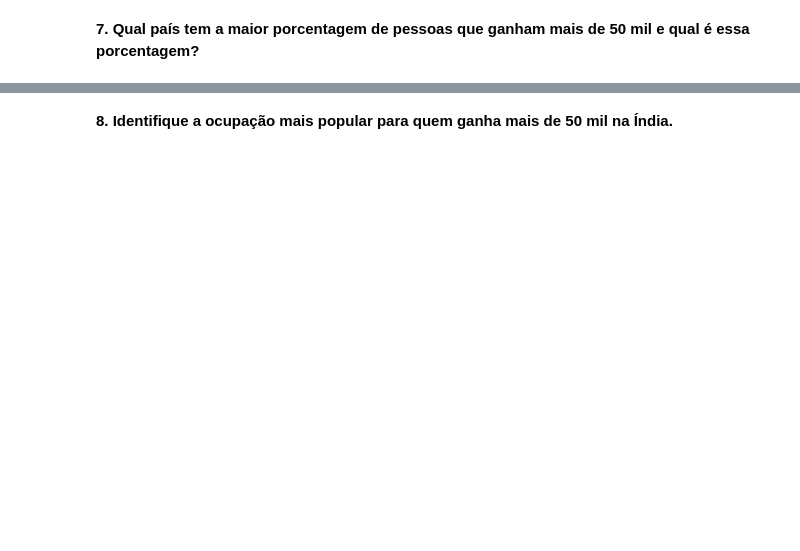
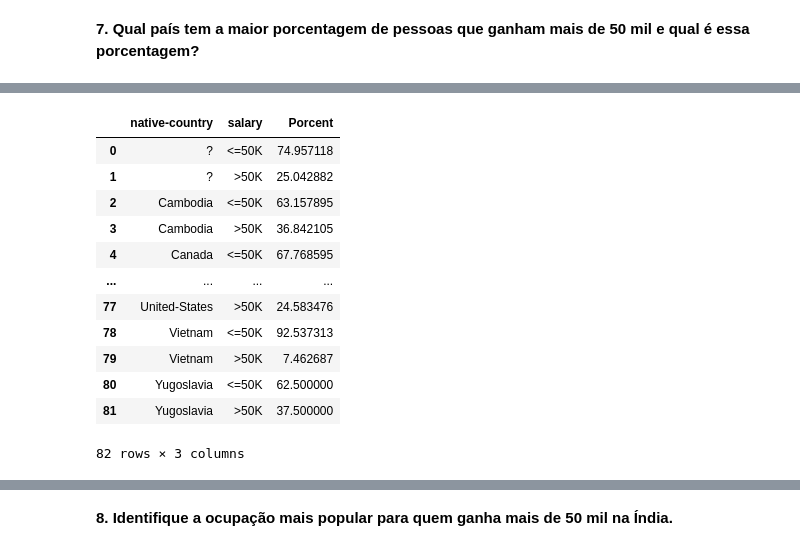
Before and after one commit to FranciniSantana/data-analysis-python-FreeCodeCamp, a Jupyter notebook: Projeto_Demographic_data_analyzer.ipynb, the cells around one changed output, grey strips where cells are left out. Cells and saved outputs as stored; diff of their text form; code cells hidden in the pictures; blank space fills up the shorter version.

```diff
--- a/Projeto_Demographic_data_analyzer.ipynb
+++ b/Projeto_Demographic_data_analyzer.ipynb
@@ -288,0 +395,17 @@ TabelaFreEducationBasica
+# %%
+tabela = pd.DataFrame(df_country_grouped / df_country_grouped_total * 100).rename(columns={'salary':'Porcent'}).reset_index() #fiz uma tabela que demonstra o % por país de cada faixa de salário
+tabela
+# %% [output]
+|  | native-country | salary | Porcent |
+| 0 | ? | <=50K | 74.957118 |
+| 1 | ? | >50K | 25.042882 |
+| 2 | Cambodia | <=50K | 63.157895 |
+| 3 | Cambodia | >50K | 36.842105 |
+| 4 | Canada | <=50K | 67.768595 |
+| ... | ... | ... | ... |
+| 77 | United-States | >50K | 24.583476 |
+| 78 | Vietnam | <=50K | 92.537313 |
+| 79 | Vietnam | >50K | 7.462687 |
+| 80 | Yugoslavia | <=50K | 62.500000 |
+| 81 | Yugoslavia | >50K | 37.500000 |
+82 rows × 3 columns
```
Also changed, not shown: parts of 14 cells of this notebook.
